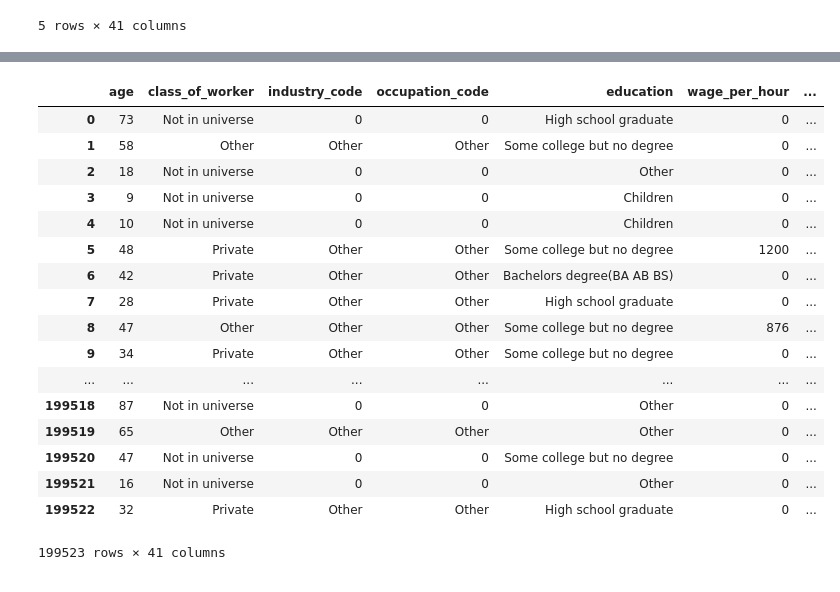
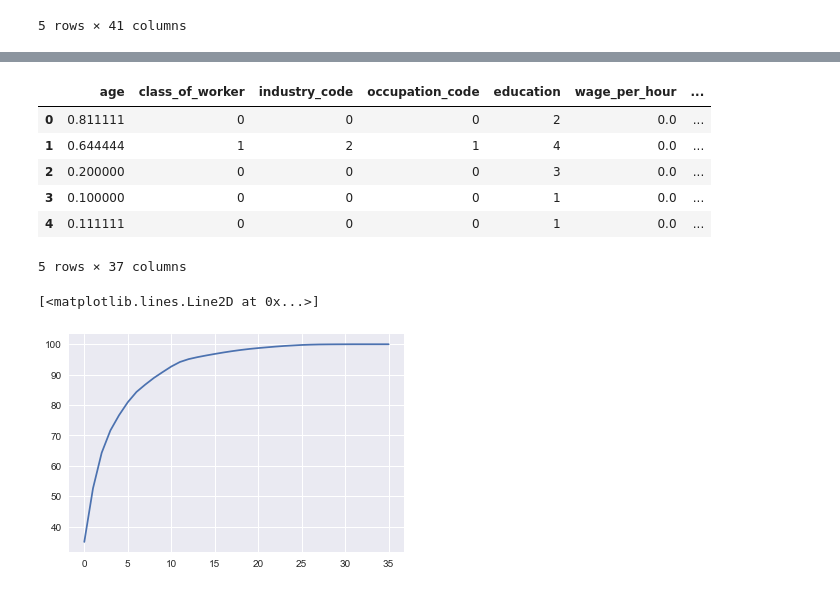
Before and after one commit to jcarpenter12/Imbalanced-Classification, a Jupyter notebook: Untitled4.ipynb, the cells around one changed output, grey strips where cells are left out. Cells and saved outputs as stored; diff of their text form; code cells hidden in the pictures.

```diff
--- a/Untitled4.ipynb
+++ b/Untitled4.ipynb
@@ -56,5 +95,0 @@ df_test  = remove_columns_with_null_values(df_test,0.05)
-# %%
-df_train = df_train.replace(np.nan,'null_value',regex=True)
-# %%
-for col in df_train.columns.values:
-    print(df_train[col].unique())
@@ -105,21 +163,35 @@ group_low_frequency_categories(df_test,0.05)
+# %%
+def encode_categorical_columns(df):
+    """
+    Encodes all cateogrical columns as numeric
+
+    Arguments: df - pd.DataFrame
+
+    Returns: x - pd.DataFrame
+    """
+
+    #Assign df to x
+    x = df
+
+    le = LabelEncoder()
+    for col in x.columns.values:
+        if x[col].dtypes == 'object':
+            data = x[col]
+            le.fit(data.values.astype(str))
+            x[col] = le.transform(data.astype(str))
+
+    return x
+
+
+df_train = encode_categorical_columns(df_train)
+df_test  = encode_categorical_columns(df_test)
 # %%
-df_train
+df_train.head()
 # %% [output]
 |  | age | class_of_worker | industry_code | occupation_code | education | wage_per_hour | ... |
-| 0 | 73 | Not in universe | 0 | 0 | High school graduate | 0 | ... |
-| 1 | 58 | Other | Other | Other | Some college but no degree | 0 | ... |
-| 2 | 18 | Not in universe | 0 | 0 | Other | 0 | ... |
-| 3 | 9 | Not in universe | 0 | 0 | Children | 0 | ... |
-| 4 | 10 | Not in universe | 0 | 0 | Children | 0 | ... |
-| 5 | 48 | Private | Other | Other | Some college but no degree | 1200 | ... |
-| 6 | 42 | Private | Other | Other | Bachelors degree(BA AB BS) | 0 | ... |
-| 7 | 28 | Private | Other | Other | High school graduate | 0 | ... |
-| 8 | 47 | Other | Other | Other | Some college but no degree | 876 | ... |
-| 9 | 34 | Private | Other | Other | Some college but no degree | 0 | ... |
-| ... | ... | ... | ... | ... | ... | ... | ... |
-| 199518 | 87 | Not in universe | 0 | 0 | Other | 0 | ... |
-| 199519 | 65 | Other | Other | Other | Other | 0 | ... |
-| 199520 | 47 | Not in universe | 0 | 0 | Some college but no degree | 0 | ... |
-| 199521 | 16 | Not in universe | 0 | 0 | Other | 0 | ... |
-| 199522 | 32 | Private | Other | Other | High school graduate | 0 | ... |
+| 0 | 0.811111 | 0 | 0 | 0 | 2 | 0.0 | ... |
+| 1 | 0.644444 | 1 | 2 | 1 | 4 | 0.0 | ... |
+| 2 | 0.200000 | 0 | 0 | 0 | 3 | 0.0 | ... |
+| 3 | 0.100000 | 0 | 0 | 0 | 1 | 0.0 | ... |
+| 4 | 0.111111 | 0 | 0 | 0 | 1 | 0.0 | ... |
-199523 rows × 41 columns
+5 rows × 37 columns
@@ -125,0 +201,15 @@ df_train
+# %%
+# Perform PCA to reduce dimensionality of datasets
+pca = PCA(n_components=len(X_train.columns.values))
+pca.fit(X_train)
+
+#The amount of variance that each PC explains
+var= pca.explained_variance_ratio_
+
+#Cumulative Variance explains
+var1=np.cumsum(np.round(pca.explained_variance_ratio_, decimals=4)*100)
+
+plt.plot(var1)
+# %% [output]
+[<matplotlib.lines.Line2D at 0x...>]
+[figure, added]
```
Also changed, not shown: parts of 11 cells of this notebook, 1 other file.
